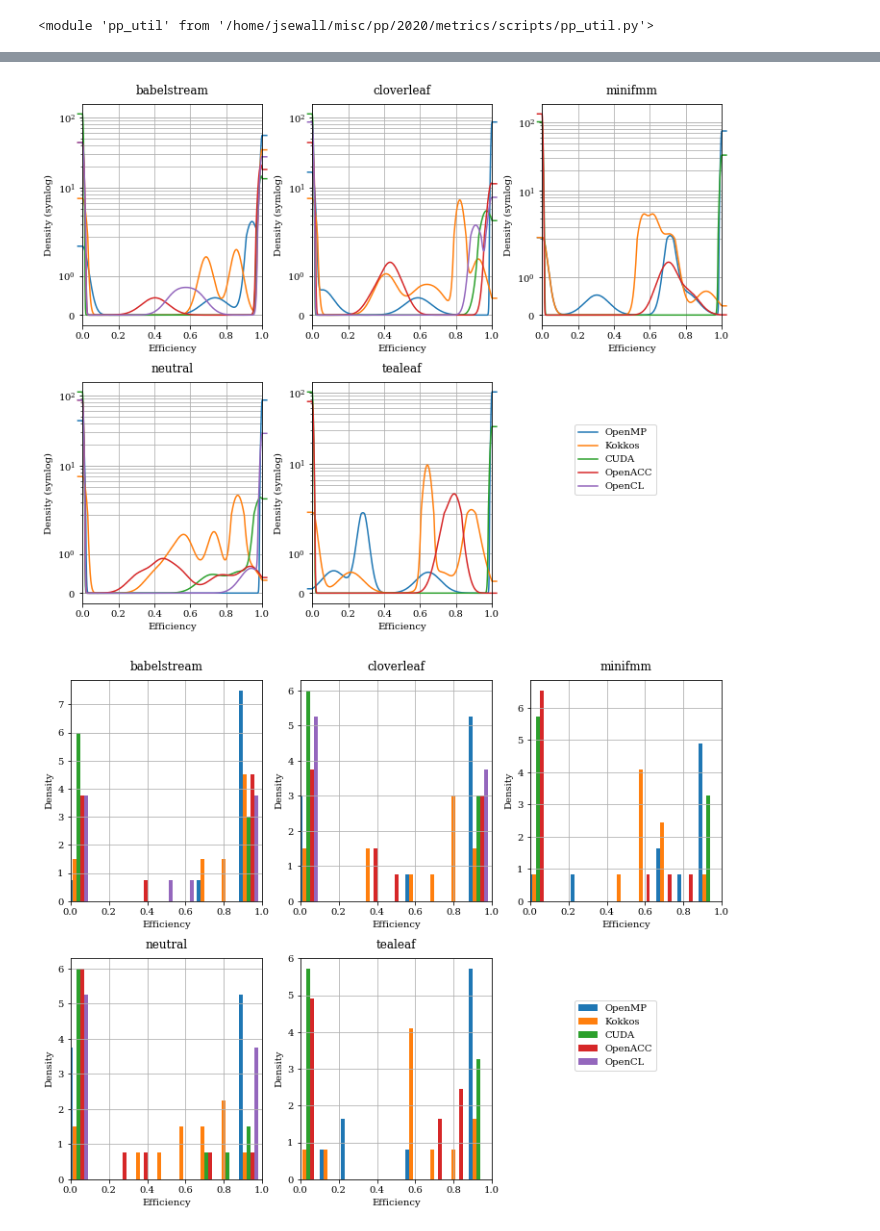
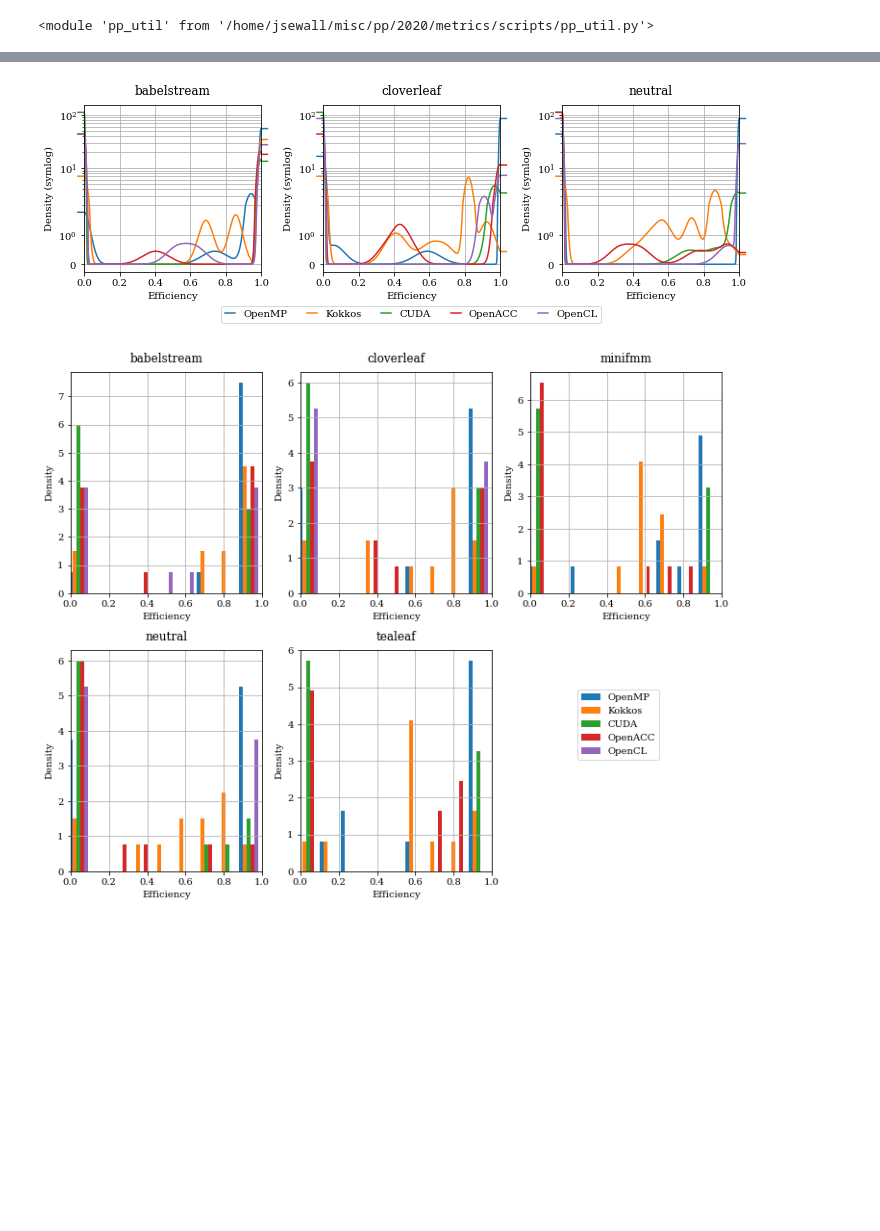
Before and after one commit to UoB-HPC/performance-portability, a Jupyter notebook: metrics/scripts/Adaptive Kernel Density Estimation.ipynb, the cells around one changed output, grey strips where cells are left out. Cells and saved outputs as stored; diff of their text form; code cells hidden in the pictures; blank space fills up the shorter version.

Commit message:
Adjust number of apps for plots

```diff
--- a/metrics/scripts/Adaptive Kernel Density Estimation.ipynb
+++ b/metrics/scripts/Adaptive Kernel Density Estimation.ipynb
@@ -214,37 +216,37 @@ qual_colormap = plt.get_cmap("tab10")
 plat_order=["OpenMP", "Kokkos", "CUDA", "OpenACC", "OpenCL"]
 csv_root = "../data/"
 # %%
-fig = plt.figure(figsize=(10, 8))
+fig = plt.figure(figsize=(10, 3))
 handles = {}
-for i, fi in enumerate(["babelstream.csv", "cloverleaf.csv", "minifmm.csv", "neutral.csv", "tealeaf.csv"]):
-    ax = fig.add_subplot(2,3,i+1)
+for i, fi in enumerate(["babelstream.csv", "cloverleaf.csv", "neutral.csv"]):#enumerate(["babelstream.csv", "cloverleaf.csv", "minifmm.csv", "neutral.csv", "tealeaf.csv"]):
+    ax = fig.add_subplot(1,3,i+1)
     app_eff = pp_util.get_effs(os.path.join(csv_root,fi), throughput=(i==0))
+    ax.set_aspect(0.15)
     for idx, name in enumerate(plat_order):
         if name not in app_eff:
             continue
         data  = app_eff[name]
         d = sorted(data)
         l_akde = pp_util.akde(numpy.linspace(0,1,1000), d, 0.05)
         fs = l_akde.pdf_refine(10)
-        extended_x = [-0.025] + list(l_akde.x) + [1.025]
+        extended_x = [-0.035] + list(l_akde.x) + [1.035]
         extended_y = [fs[0]] + list(fs) + [fs[-1]]
         h = ax.plot(extended_x,extended_y,label=name, color=qual_colormap(idx),clip_on=False)[0]
         if name not in handles:
             handles[name] = h
     plt.yscale('symlog', subsy=range(10))
     plt.grid(True)
     plt.xlim([0,1])
     ax.yaxis.grid(True, which='minor')
     ax.set_title(fi.split(".")[0],pad=10)
     plt.ylabel("Density (symlog)")
     plt.xlabel("Efficiency")
 handles_names, handles_items = zip(*handles.items())
-fig.legend(handles_items, handles_names, loc='lower right', bbox_to_anchor=(0.90,0.25))
+fig.legend(handles_items, handles_names, loc='upper left', ncol=5, handlelength=1.0, bbox_to_anchor=(0.25,0.0))
 plt.tight_layout(pad=0.4,w_pad=0.5, h_pad=1.0)
 fig.savefig(f"../../images/akde_apps.pdf", bbox_inches="tight")
-fig.savefig(f"../../images/akde_apps.pgf", bbox_inches="tight")
 # %% [output]
-[figure, old version]
+[figure, new version]
 # %%
 fig = plt.figure(figsize=(10, 8))
 handles = {}
```
Also changed, not shown: parts of 19 cells of this notebook, 1 other file.
